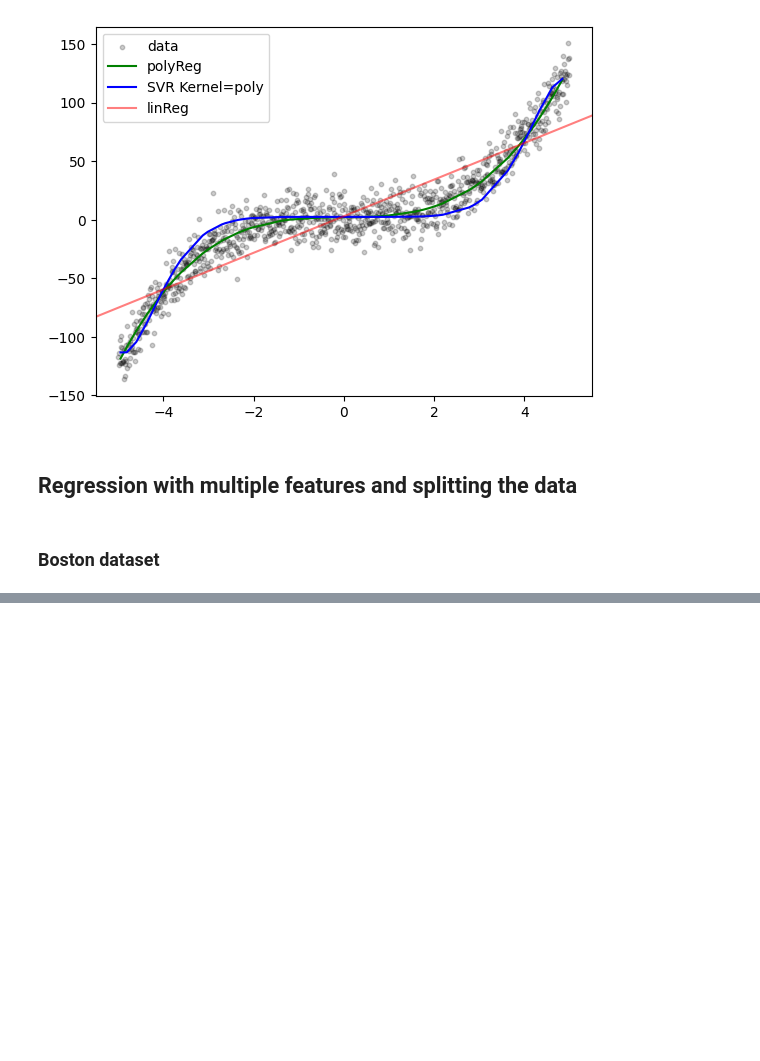
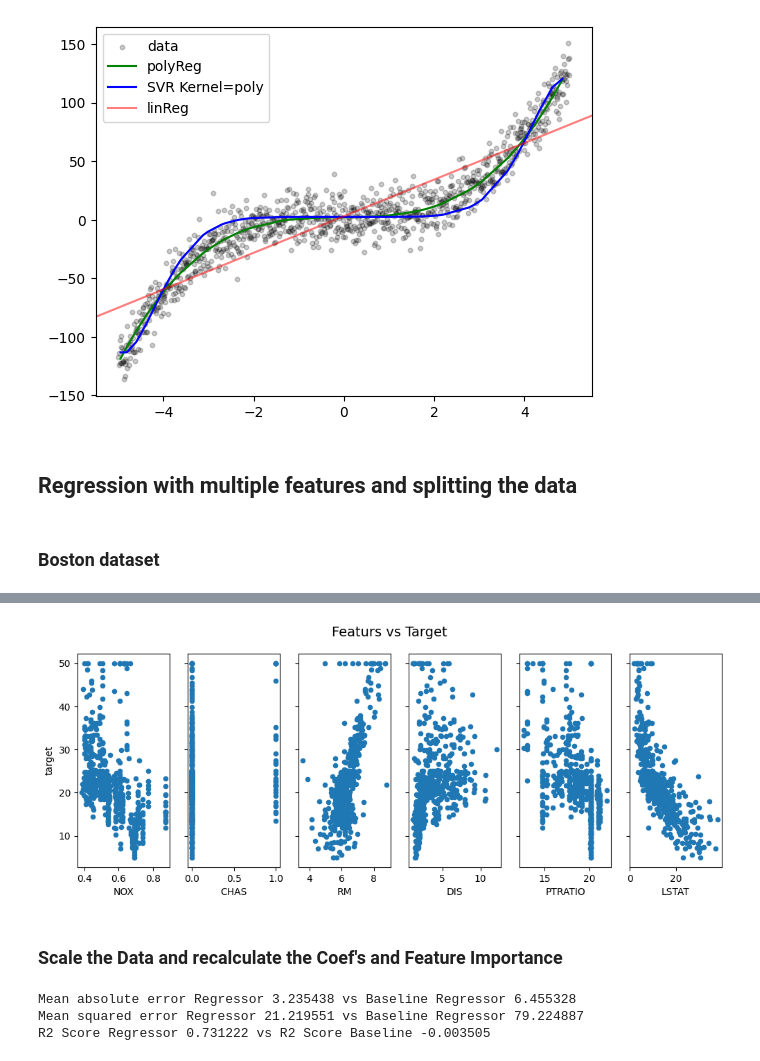
Before and after one commit to Biber76/MachineLearning, a Jupyter notebook: Regression.ipynb, the cells around one changed output, grey strips where cells are left out. Saved outputs shown, nothing was run; the diff lists cells and outputs as text; code cells hidden in the pictures; blank space fills up the shorter version.

```diff
--- a/Regression.ipynb
+++ b/Regression.ipynb
@@ -470,0 +596,4 @@ plt.show()
+# %%
+df_feature_importance = pd.DataFrame({'Features': x_train.columns, 'Coef': reg.coef_[0], 'ABS (Coef)': np.abs(reg.coef_[0])}
+             ).set_index('Features').sort_values('Coef', ascending=False)
+df_feature_importance
@@ -470,0 +616,21 @@ plt.show()
+# %%
+important_featurs = df_feature_importance.sort_values('ABS (Coef)', ascending=False).index.tolist()[:6]
+
+fig, axs = plt.subplots(1, len(important_featurs), figsize=(12, 4), sharey=True)
+
+fig.suptitle("Featurs vs Target", fontsize=14)
+
+for i, feature in enumerate(important_featurs):
+
+    df_boston.plot(
+        kind='scatter',
+        x=feature,
+        y='target',
+        ax=axs[i]
+    )
+
+fig.show()
+# %% [output]
+[figure, added]
+# %% [markdown]
+### Scale the Data and recalculate the Coef's and Feature Importance
@@ -470,0 +649,18 @@ plt.show()
+# %%
+from sklearn.metrics import mean_absolute_error, mean_squared_error, r2_score
+
+mea_lin = mean_absolute_error(y_test, y_test_pred)
+mea_base = mean_absolute_error(y_test, y_test_baselin)
+print(f'Mean absolute error Regressor {mea_lin:2f} vs Baseline Regressor {mea_base:2f}')
+
+mse_lin = mean_squared_error(y_test, y_test_pred)
+mse_base = mean_squared_error(y_test, y_test_baselin)
+print(f'Mean squared error Regressor {mse_lin:2f} vs Baseline Regressor {mse_base:2f}')
+
+r2_lin = r2_score(y_test, y_test_pred)
+r2_base = r2_score(y_test, y_test_baselin)
+print(f'R2 Score Regressor {r2_lin:2f} vs R2 Score Baseline {r2_base:2f}')
+# %% [output]
+Mean absolute error Regressor 3.235438 vs Baseline Regressor 6.455328
+Mean squared error Regressor 21.219551 vs Baseline Regressor 79.224887
+R2 Score Regressor 0.731222 vs R2 Score Baseline -0.003505
```
Also changed, not shown: parts of 19 cells of this notebook.
